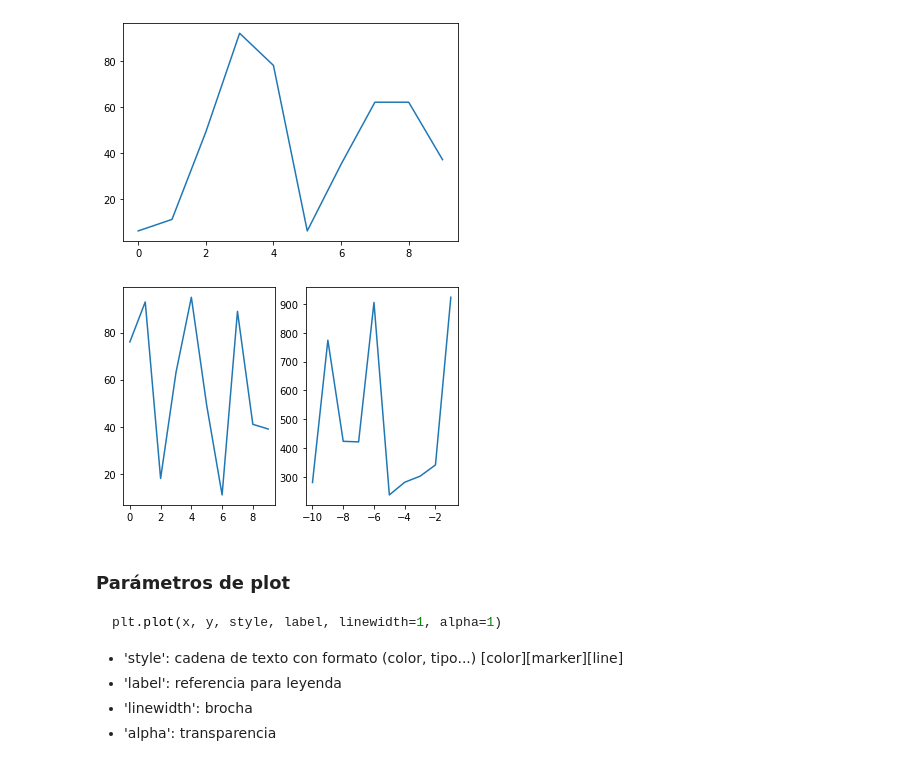
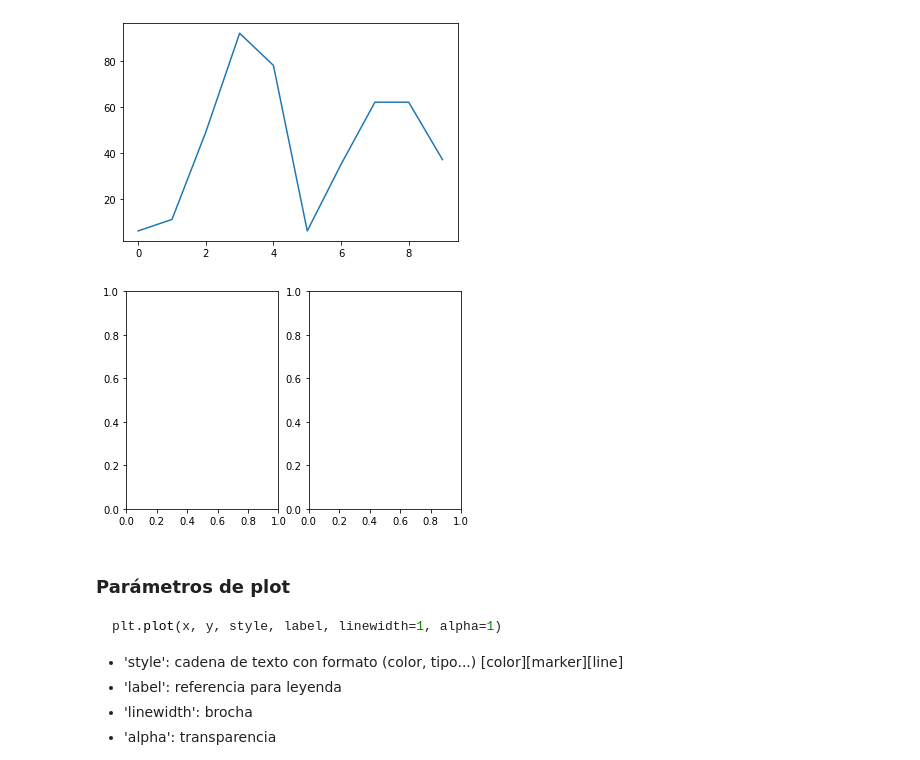
Before and after one commit to Sergio64g/BigDataCourse, a Jupyter notebook: Análisis de datos en el ecosistema Python/Sesión 6 - Gráficos.ipynb, the cells around one changed output. Saved outputs shown, nothing was run; the diff lists cells and outputs as text; code cells hidden in the pictures.

```diff
--- a/Análisis de datos en el ecosistema Python/Sesión 6 - Gráficos.ipynb
+++ b/Análisis de datos en el ecosistema Python/Sesión 6 - Gráficos.ipynb
@@ -74,14 +74,13 @@ y_data2 = np.random.randint(1000,size=(10))
 # %%
 # Crear la figura y los subplots
 fig, axes = plt.subplots(1,2)
 
-axes[0].plot(x_data1,y_data1)
-axes[1].plot(x_data2,y_data2)
+
 
 
 plt.show()
 # %% [output]
-[figure, old version]
+[figure, new version]
 # %%
 # Mostrar los dos gráficos en la misma figura
 
```
Also changed, not shown: 3 other files.
